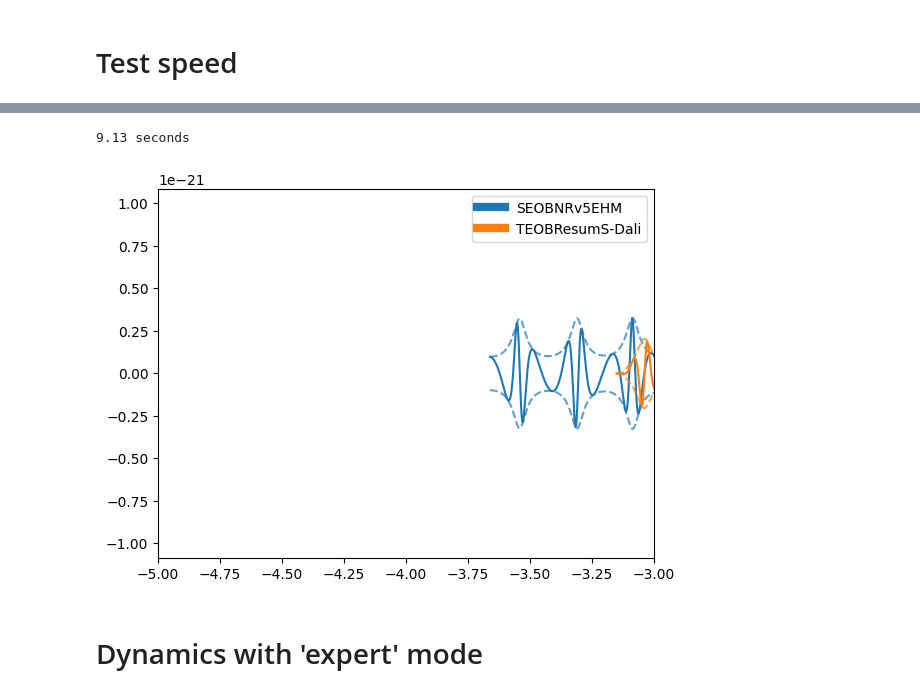
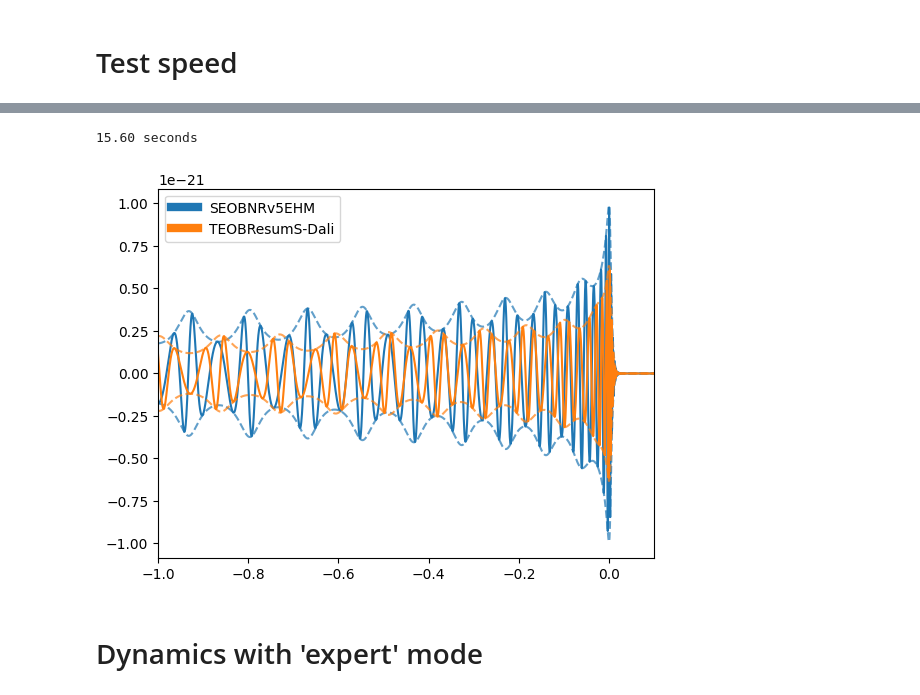
Before and after one commit to BenGPatterson/EccentricBinaries, a Jupyter notebook: notebooks/SEOBNRv5EHM.ipynb, the cells around one changed output, grey strips where cells are left out. Cells and saved outputs as stored; diff of their text form; code cells hidden in the pictures.

```diff
--- a/notebooks/SEOBNRv5EHM.ipynb
+++ b/notebooks/SEOBNRv5EHM.ipynb
@@ -140,7 +140,7 @@ print(f'{end-start:.2f} seconds')
 # %%
 start = time.time()
 params = {'mass_1': 40, 'mass_2': 20, 'spin_1x': 0, 'spin_1y': 0, 'spin_1z': 0, 'spin_2x': 0, 'spin_2y': 0, 'spin_2z': 0,
-          'phase': 0, 'distance': 1000, 'inclination': 0, 'ecc10': 0.4}
+          'phase': 0, 'distance': 1000, 'inclination': 0, 'ecc10': 0.36}
 tlen = 32
 sample_rate = 2048
 df = 1/tlen
@@ -152,22 +152,22 @@ for i in range(20):
 end = time.time()
 print(f'{end-start:.2f} seconds')
 # %% [output]
-9.13 seconds
+15.60 seconds
 # %%
 plt.plot(times, hlm[(2,2)], c='C0', label='SEOBNRv5EHM')
 plt.plot(times, np.abs(hlm[(2,2)]), ls='dashed', alpha=0.7, c='C0')
 plt.plot(times, -np.abs(hlm[(2,2)]), ls='dashed', alpha=0.7, c='C0')
 hpt = hp.to_timeseries()
 hct = hc.to_timeseries()
 ht = hpt - 1j*hct
 plt.plot(ht.sample_times, ht, c='C1', label='TEOBResumS-Dali')
 plt.plot(ht.sample_times, np.abs(ht), ls='dashed', alpha=0.7, c='C1')
 plt.plot(ht.sample_times, -np.abs(ht), ls='dashed', alpha=0.7, c='C1')
-plt.xlim(-5,-3)
+plt.xlim(-1,0.1)
 plt.legend()
 plt.show()
 # %% [output]
-[figure, old version]
+[figure, new version]
 # %% [markdown]
 # Dynamics with 'expert' mode
 # %%
```
Also changed, not shown: parts of 20 cells of this notebook.
